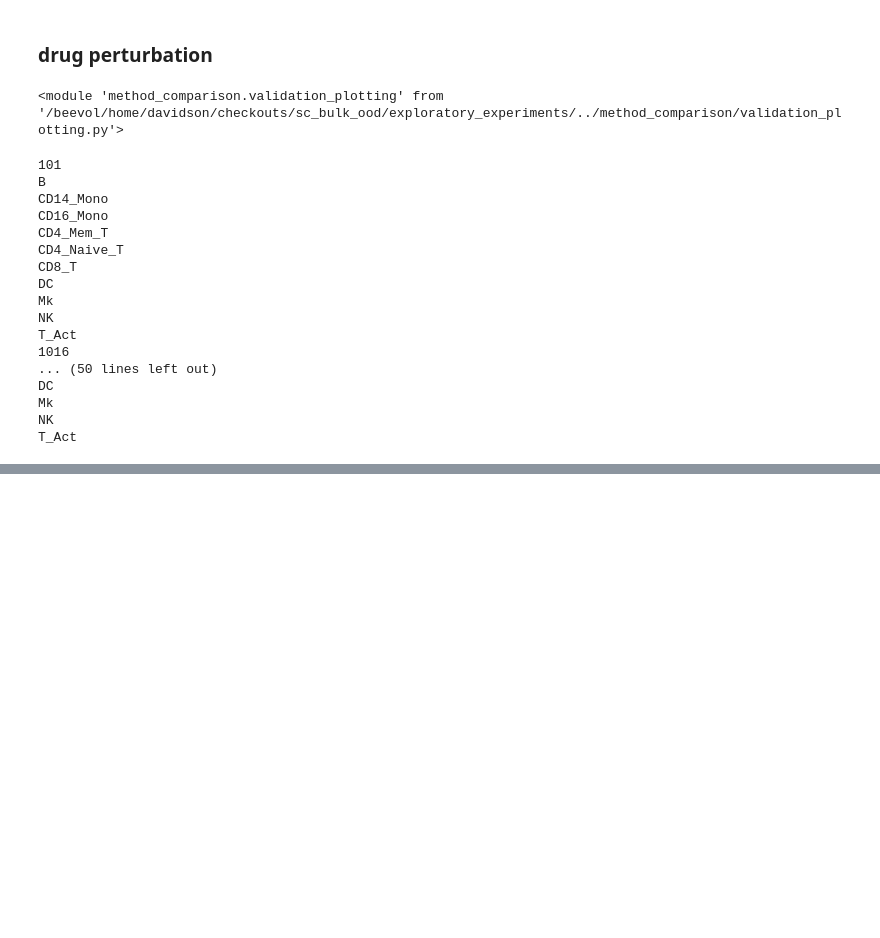
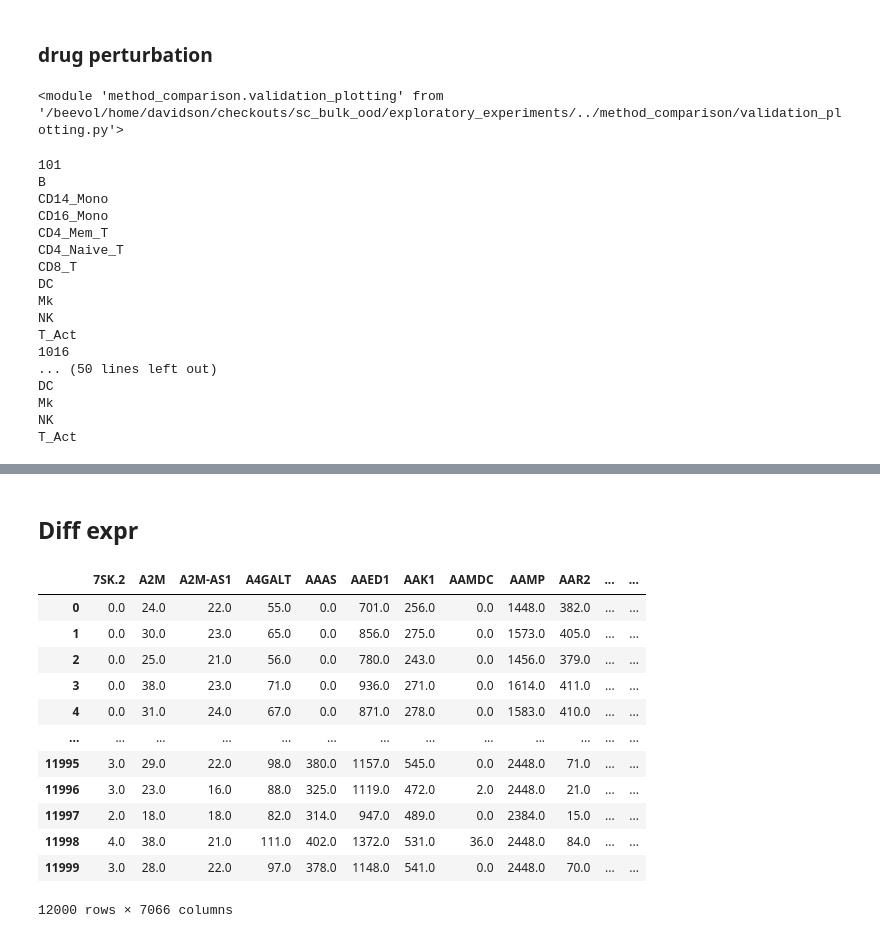
Before and after one commit to greenelab/sc_bulk_ood, a Jupyter notebook: exploratory_experiments/kang_linear_intrpol.ipynb, the cells around one changed output, grey strips where cells are left out. Drawn from its saved outputs; the diff is of its cells as text; code cells hidden in the pictures; blank space fills up the shorter version.

```diff
--- a/exploratory_experiments/kang_linear_intrpol.ipynb
+++ b/exploratory_experiments/kang_linear_intrpol.ipynb
@@ -540,3 +571,32 @@ res_data_path
 # %%
 pearson_res_file = os.path.join(res_data_path, f"{exp_id}_pearson_PCA.csv")
 cell_type_specific_r2.to_csv(pearson_res_file, index=False)
+# %% [markdown]
+## Diff expr
+# %%
+de_proj = pd.DataFrame(cell_type_specific_proj, columns = union_genes)
+de_real = pd.DataFrame(cell_type_specific_real, columns = union_genes)
+
+de_proj = de_proj.apply(np.ceil)
+de_proj = de_proj.apply(pd.to_numeric)
+
+de_real = de_real.apply(np.ceil)
+de_real = de_real.apply(pd.to_numeric)
+
+
+
+de_proj
+# %% [output]
+|  | 7SK.2 | A2M | A2M-AS1 | A4GALT | AAAS | AAED1 | AAK1 | AAMDC | AAMP | AAR2 | ... | ... |
+| 0 | 0.0 | 24.0 | 22.0 | 55.0 | 0.0 | 701.0 | 256.0 | 0.0 | 1448.0 | 382.0 | ... | ... |
+| 1 | 0.0 | 30.0 | 23.0 | 65.0 | 0.0 | 856.0 | 275.0 | 0.0 | 1573.0 | 405.0 | ... | ... |
+| 2 | 0.0 | 25.0 | 21.0 | 56.0 | 0.0 | 780.0 | 243.0 | 0.0 | 1456.0 | 379.0 | ... | ... |
+| 3 | 0.0 | 38.0 | 23.0 | 71.0 | 0.0 | 936.0 | 271.0 | 0.0 | 1614.0 | 411.0 | ... | ... |
+| 4 | 0.0 | 31.0 | 24.0 | 67.0 | 0.0 | 871.0 | 278.0 | 0.0 | 1583.0 | 410.0 | ... | ... |
+| ... | ... | ... | ... | ... | ... | ... | ... | ... | ... | ... | ... | ... |
+| 11995 | 3.0 | 29.0 | 22.0 | 98.0 | 380.0 | 1157.0 | 545.0 | 0.0 | 2448.0 | 71.0 | ... | ... |
+| 11996 | 3.0 | 23.0 | 16.0 | 88.0 | 325.0 | 1119.0 | 472.0 | 2.0 | 2448.0 | 21.0 | ... | ... |
+| 11997 | 2.0 | 18.0 | 18.0 | 82.0 | 314.0 | 947.0 | 489.0 | 0.0 | 2384.0 | 15.0 | ... | ... |
+| 11998 | 4.0 | 38.0 | 21.0 | 111.0 | 402.0 | 1372.0 | 531.0 | 36.0 | 2448.0 | 84.0 | ... | ... |
+| 11999 | 3.0 | 28.0 | 22.0 | 97.0 | 378.0 | 1148.0 | 541.0 | 0.0 | 2448.0 | 70.0 | ... | ... |
+12000 rows × 7066 columns
```
Also changed, not shown: parts of 27 cells of this notebook.
